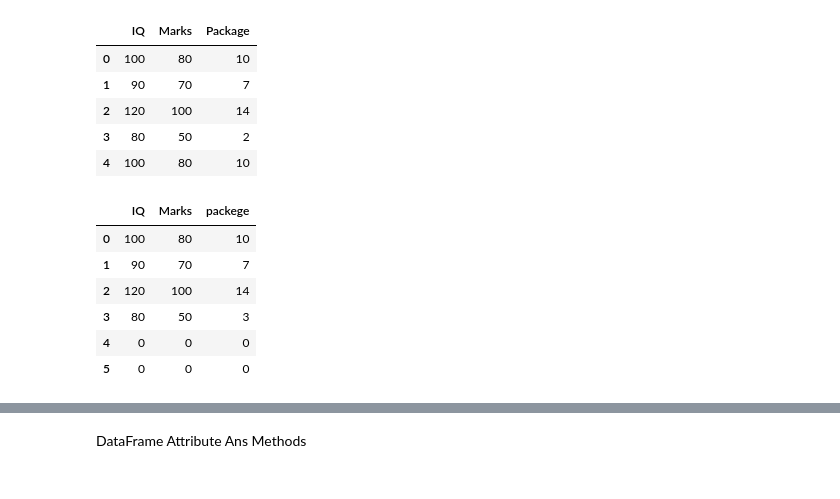
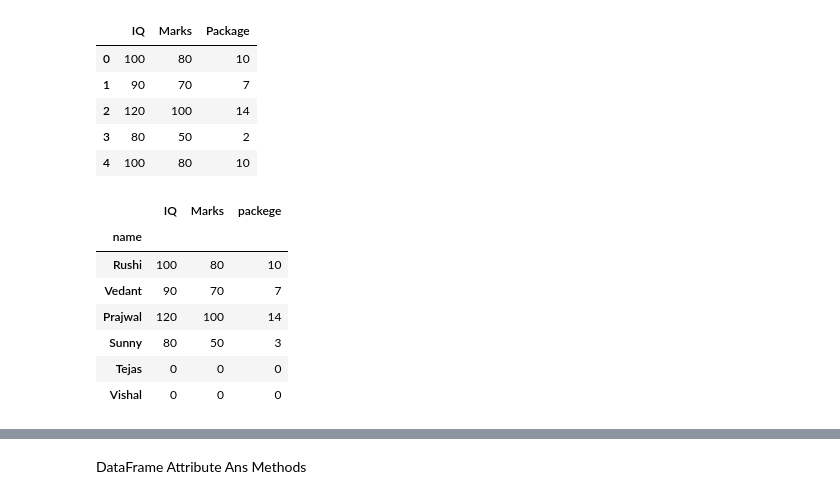
Before and after one commit to rushipatil1808/Python_Libraries, a Jupyter notebook: Pandas/DataFrame.ipynb, the cells around one changed output, grey strips where cells are left out. Cells and saved outputs as stored; diff of their text form; code cells hidden in the pictures.

```diff
--- a/Pandas/DataFrame.ipynb
+++ b/Pandas/DataFrame.ipynb
@@ -24,22 +24,25 @@ pd.DataFrame(student_data,columns=['IQ','Marks','Package'])
 # %%
 #using Dicts
 
 student_dict = {
+    'name':['Rushi','Vedant','Prajwal','Sunny','Tejas','Vishal'],
     'IQ' :[100,90,120,80,0,0],
     'Marks':[80,70,100,50,0,0],
     'packege':[10,7,14,3,0,0]
 }
 
 student = pd.DataFrame(student_dict)
+student.set_index('name',inplace=True)
 student
 # %% [output]
 |  | IQ | Marks | packege |
-| 0 | 100 | 80 | 10 |
-| 1 | 90 | 70 | 7 |
-| 2 | 120 | 100 | 14 |
-| 3 | 80 | 50 | 3 |
-| 4 | 0 | 0 | 0 |
-| 5 | 0 | 0 | 0 |
+| name |  |  |  |
+| Rushi | 100 | 80 | 10 |
+| Vedant | 90 | 70 | 7 |
+| Prajwal | 120 | 100 | 14 |
+| Sunny | 80 | 50 | 3 |
+| Tejas | 0 | 0 | 0 |
+| Vishal | 0 | 0 | 0 |
 # %%
 movies = pd.read_csv(r'E:\PythonLibraries\CSV\movies (1).csv')
 movies
```
Also changed, not shown: parts of 38 cells of this notebook.
